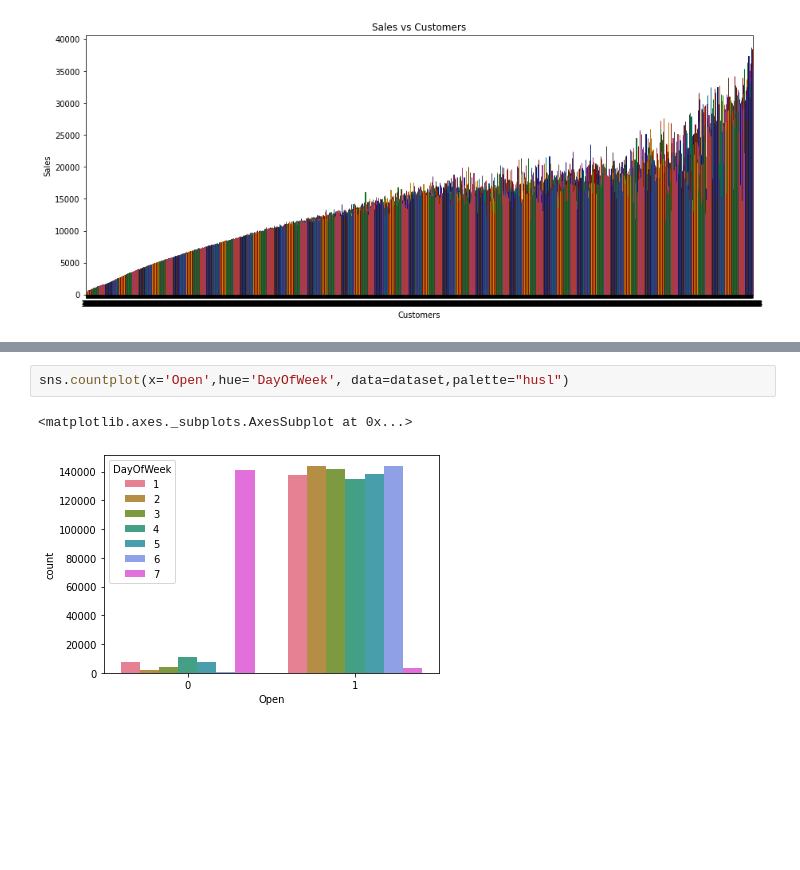
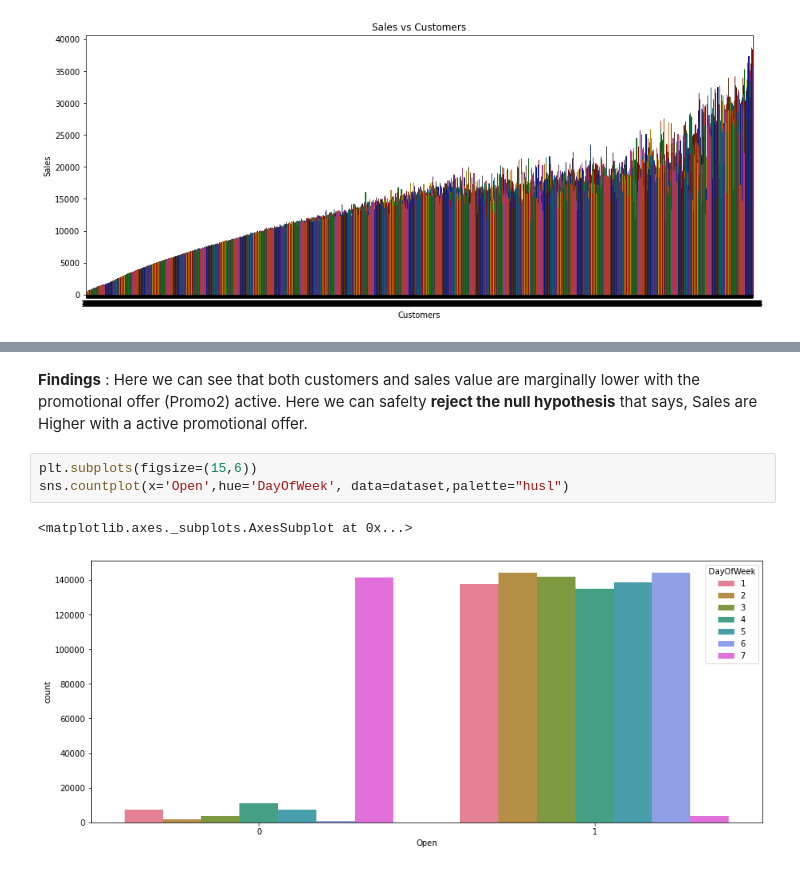
Before and after one commit to vinayakpotdar2114/Capstone-Project-2-Sales-Prediction-Rossmann-Sales-Prediction, a Jupyter notebook: Sales_Prediction_Rossmann_Sales_Prediction_Capstone_2.ipynb, the cells around one changed output, grey strips where cells are left out. Saved outputs shown, nothing was run; the diff lists cells and outputs as text; blank space fills up the shorter version.

```diff
--- a/Sales_Prediction_Rossmann_Sales_Prediction_Capstone_2.ipynb
+++ b/Sales_Prediction_Rossmann_Sales_Prediction_Capstone_2.ipynb
@@ -296,5 +331,8 @@ plt.show()
+# %% [markdown]
+**Findings** : Here we can see that both customers and sales value are marginally lower with the promotional offer (Promo2) active. Here we can safelty **reject the null hypothesis** that says, Sales are Higher with a active promotional offer.
 # %%
+plt.subplots(figsize=(15,6))
 sns.countplot(x='Open',hue='DayOfWeek', data=dataset,palette="husl")
 # %% [output]
 <matplotlib.axes._subplots.AxesSubplot at 0x...>
-[figure, old version]
+[figure, new version]
```
Also changed, not shown: parts of 10 cells of this notebook.
